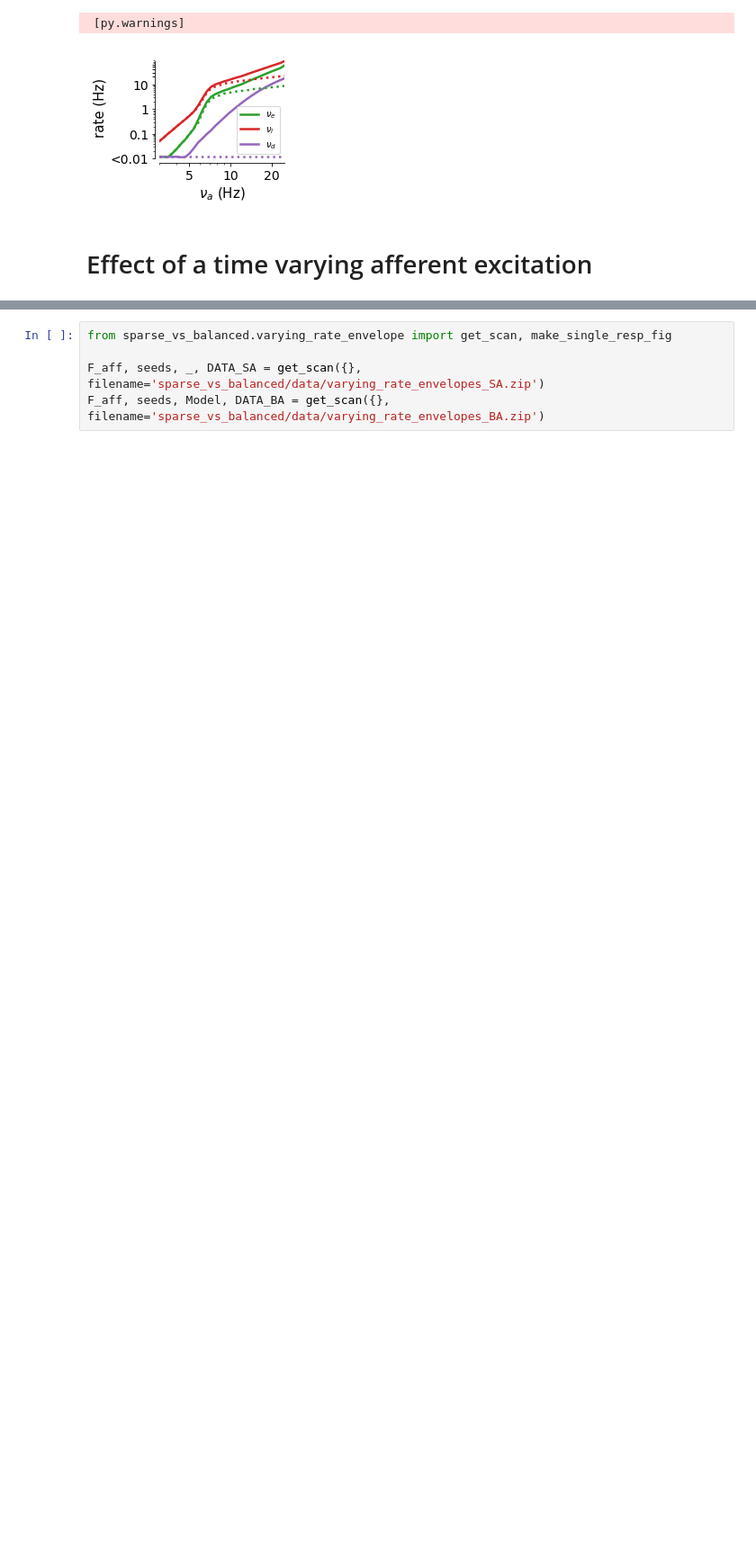
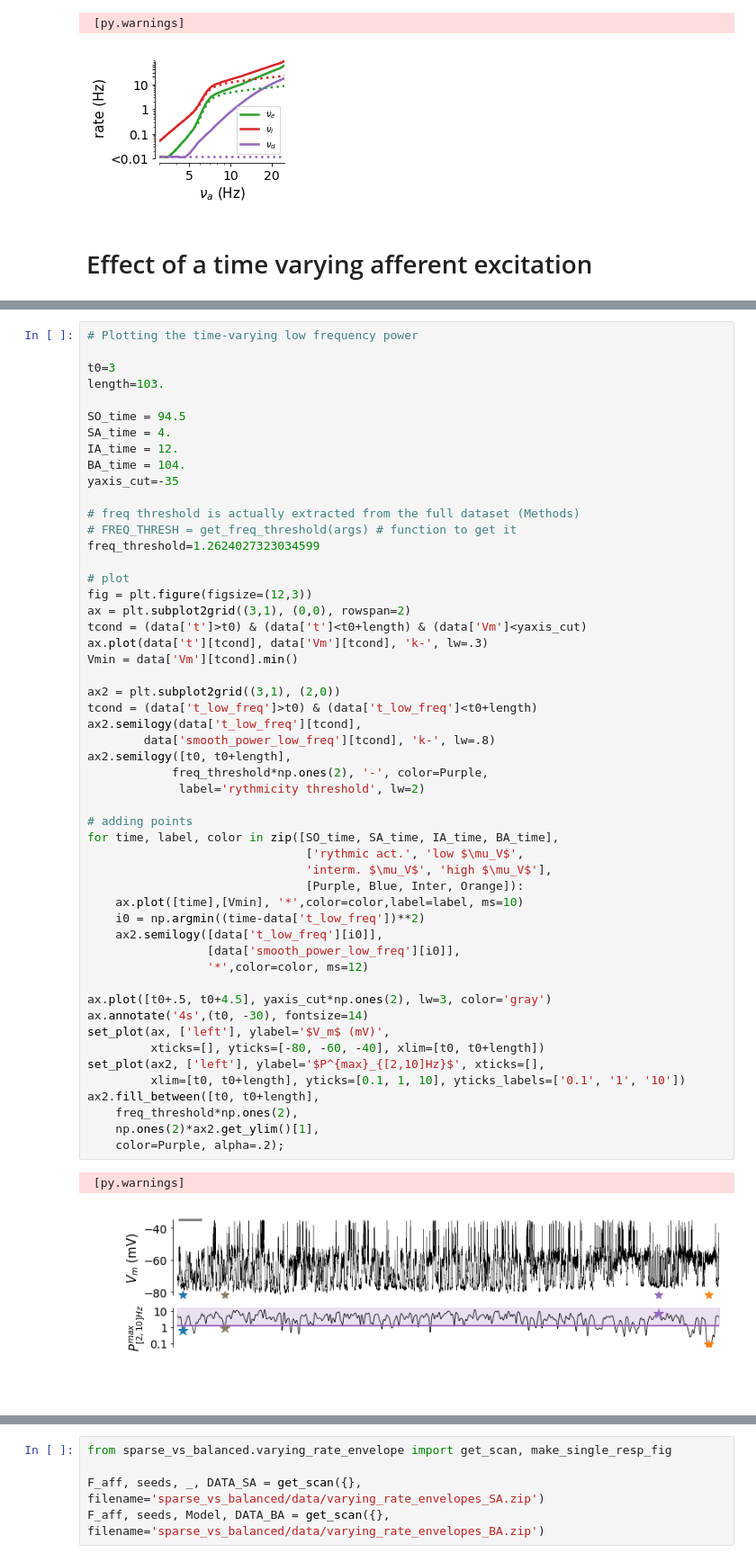
Before and after one commit to yzerlaut/notebook_papers, a Jupyter notebook: The_Spectrum_of_Asynch_Dynamics_2018.ipynb, the cells around one changed output, grey strips where cells are left out. Shown at 90% size. Drawn from its saved outputs; the diff is of its cells as text; blank space fills up the shorter version.

```diff
--- a/The_Spectrum_of_Asynch_Dynamics_2018.ipynb
+++ b/The_Spectrum_of_Asynch_Dynamics_2018.ipynb
@@ -922,0 +942,55 @@ fig.savefig(desktop+'temp.svg')
+# %%
+# Plotting the time-varying low frequency power
+
+t0=3
+length=103.
+
+SO_time = 94.5
+SA_time = 4.
+IA_time = 12.
+BA_time = 104.
+yaxis_cut=-35
+
+# freq threshold is actually extracted from the full dataset (Methods)
+# FREQ_THRESH = get_freq_threshold(args) # function to get it
+freq_threshold=1.2624027323034599
+
+# plot
+fig = plt.figure(figsize=(12,3))
+ax = plt.subplot2grid((3,1), (0,0), rowspan=2)
+tcond = (data['t']>t0) & (data['t']<t0+length) & (data['Vm']<yaxis_cut)
+ax.plot(data['t'][tcond], data['Vm'][tcond], 'k-', lw=.3)
+Vmin = data['Vm'][tcond].min()
+
+ax2 = plt.subplot2grid((3,1), (2,0))
+tcond = (data['t_low_freq']>t0) & (data['t_low_freq']<t0+length)
+ax2.semilogy(data['t_low_freq'][tcond],
+        data['smooth_power_low_freq'][tcond], 'k-', lw=.8)
+ax2.semilogy([t0, t0+length],
+            freq_threshold*np.ones(2), '-', color=Purple,
+             label='rythmicity threshold', lw=2)
+
+# adding points
+for time, label, color in zip([SO_time, SA_time, IA_time, BA_time],
+                               ['rythmic act.', 'low $\mu_V$',
+                               'interm. $\mu_V$', 'high $\mu_V$'],
+                               [Purple, Blue, Inter, Orange]):
+    ax.plot([time],[Vmin], '*',color=color,label=label, ms=10)
+    i0 = np.argmin((time-data['t_low_freq'])**2)
+    ax2.semilogy([data['t_low_freq'][i0]],
+                 [data['smooth_power_low_freq'][i0]],
+                 '*',color=color, ms=12)
+
+ax.plot([t0+.5, t0+4.5], yaxis_cut*np.ones(2), lw=3, color='gray')
+ax.annotate('4s',(t0, -30), fontsize=14)
+set_plot(ax, ['left'], ylabel='$V_m$ (mV)',
+         xticks=[], yticks=[-80, -60, -40], xlim=[t0, t0+length])
+set_plot(ax2, ['left'], ylabel='$P^{max}_{[2,10]Hz}$', xticks=[],
+         xlim=[t0, t0+length], yticks=[0.1, 1, 10], yticks_labels=['0.1', '1', '10'])
+ax2.fill_between([t0, t0+length],
+    freq_threshold*np.ones(2),
+    np.ones(2)*ax2.get_ylim()[1],
+    color=Purple, alpha=.2);
+# %% [output]
+ [py.warnings]
+[figure, added]
```
Also changed, not shown: parts of 36 cells of this notebook.
